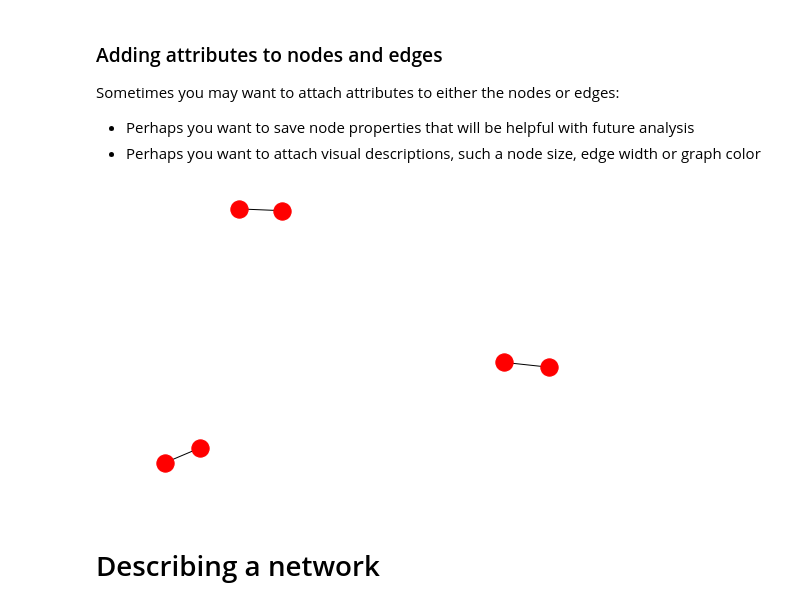
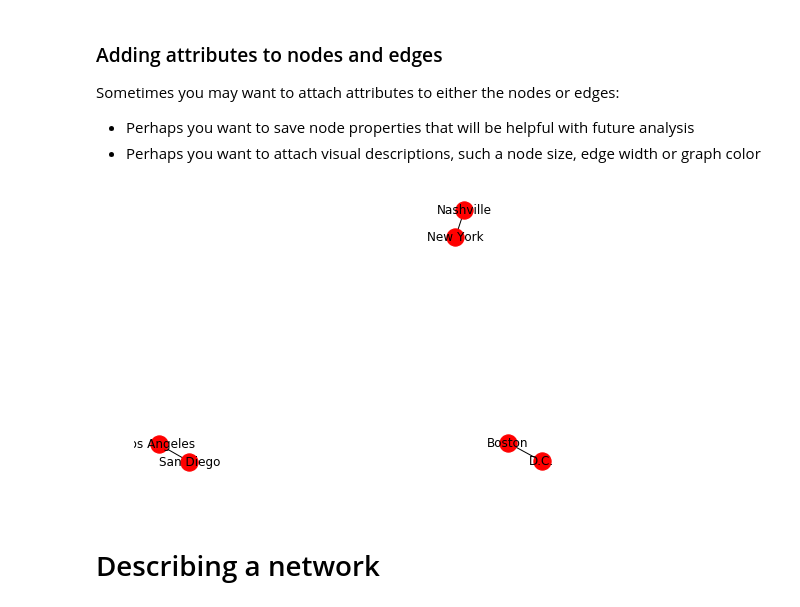
Before and after one commit to Chrisneny/ce599, a Jupyter notebook: 12-Networks/Networks.ipynb, the cells around one changed output. Saved outputs shown, nothing was run; the diff lists cells and outputs as text; code cells hidden in the pictures.

```diff
--- a/12-Networks/Networks.ipynb
+++ b/12-Networks/Networks.ipynb
@@ -155,13 +165,13 @@ Sometimes you may want to attach attributes to either the nodes or edges:
 # %%
 cities = nx.Graph()
 
 cities.add_edge('San Diego', 'Los Angeles', attr_dict = { 'distance': 0.4})
 cities.add_edge('New York', 'Nashville', attr_dict ={ 'distance': 5.6})
 cities.add_edge('Boston', 'D.C.', attr_dict ={ 'distance': 0.8})
 
-nx.draw(cities)
+nx.draw(cities, with_labels = True)
 # %% [output]
-[figure, old version]
+[figure, new version]
 # %% [markdown]
 # Describing a network
 # %% [markdown]
```
Also changed, not shown: parts of 31 cells of this notebook.
